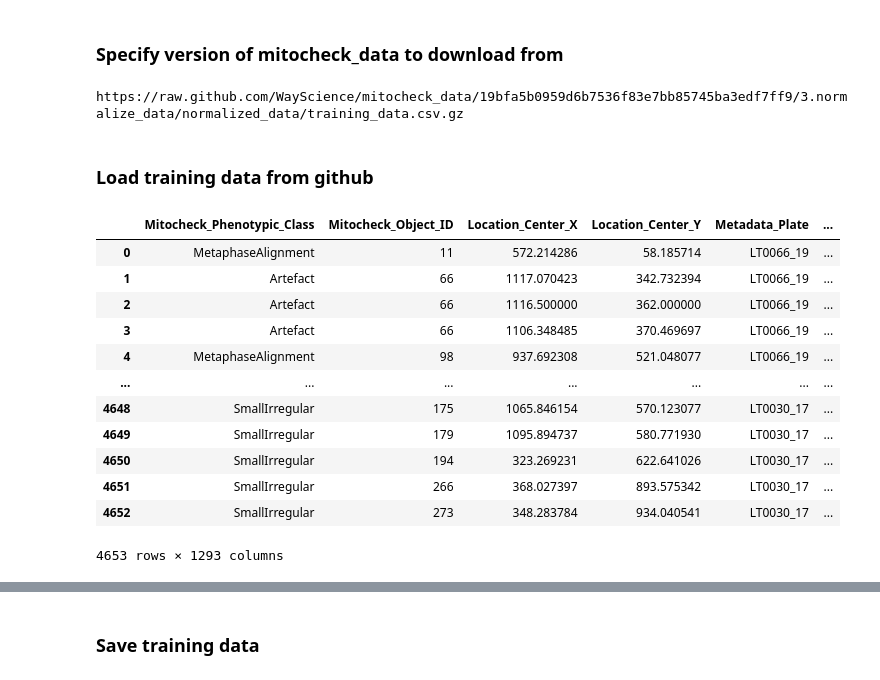
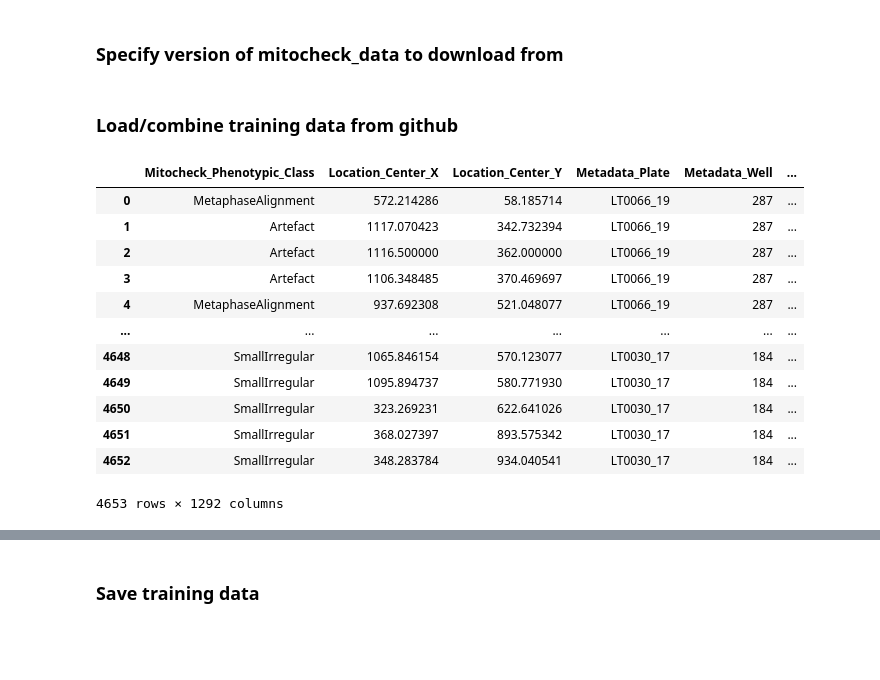
Before and after one commit to WayScience/phenotypic_profiling, a Jupyter notebook: 0.download_data/download_data.ipynb, the cells around one changed output, grey strips where cells are left out. Cells and saved outputs as stored; diff of their text form; code cells hidden in the pictures; blank space fills up the shorter version.

```diff
--- a/0.download_data/download_data.ipynb
+++ b/0.download_data/download_data.ipynb
@@ -6,27 +10,32 @@ import pathlib
 # %% [markdown]
 ### Specify version of mitocheck_data to download from
 # %%
-hash = "19bfa5b0959d6b7536f83e7bb85745ba3edf7ff9"
-file_url = f"https://raw.github.com/WayScience/mitocheck_data/{hash}/3.normalize_data/normalized_data/training_data.csv.gz"
-print(file_url)
+hash_2006 = "19bfa5b0959d6b7536f83e7bb85745ba3edf7ff9"
+file_url_2006 = f"https://raw.github.com/WayScience/mitocheck_data/{hash_2006}/3.normalize_data/normalized_data/training_data.csv.gz"
+
+hash_2015 = "3ebd0ca7c288f608e9b23987a8ddbabd5476bd8f"
+file_url_2015 = f"https://raw.github.com/WayScience/mitocheck_data/{hash_2015}/3.normalize_data/normalized_data/training_data.csv.gz"
-# %% [output]
-https://raw.github.com/WayScience/mitocheck_data/19bfa5b0959d6b7536f83e7bb85745ba3edf7ff9/3.normalize_data/normalized_data/training_data.csv.gz
 # %% [markdown]
-### Load training data from github
+### Load/combine training data from github
-# %%
-training_data = pd.read_csv(file_url, compression="gzip", index_col=0)
-training_data
-# %% [output]
-|  | Mitocheck_Phenotypic_Class | Mitocheck_Object_ID | Location_Center_X | Location_Center_Y | Metadata_Plate | ... |
-| 0 | MetaphaseAlignment | 11 | 572.214286 | 58.185714 | LT0066_19 | ... |
-| 1 | Artefact | 66 | 1117.070423 | 342.732394 | LT0066_19 | ... |
-| 2 | Artefact | 66 | 1116.500000 | 362.000000 | LT0066_19 | ... |
-| 3 | Artefact | 66 | 1106.348485 | 370.469697 | LT0066_19 | ... |
-| 4 | MetaphaseAlignment | 98 | 937.692308 | 521.048077 | LT0066_19 | ... |
-| ... | ... | ... | ... | ... | ... | ... |
-| 4648 | SmallIrregular | 175 | 1065.846154 | 570.123077 | LT0030_17 | ... |
-| 4649 | SmallIrregular | 179 | 1095.894737 | 580.771930 | LT0030_17 | ... |
-| 4650 | SmallIrregular | 194 | 323.269231 | 622.641026 | LT0030_17 | ... |
-| 4651 | SmallIrregular | 266 | 368.027397 | 893.575342 | LT0030_17 | ... |
-| 4652 | SmallIrregular | 273 | 348.283784 | 934.040541 | LT0030_17 | ... |
-4653 rows × 1293 columns
+# %%
+training_data_2006 = pd.read_csv(file_url_2006, compression="gzip", index_col=0)
+# remove unnecessary mitocheck object ID as this ID is not present for data repeated in 2015 dataset
+training_data_2006 = training_data_2006.drop(columns=["Mitocheck_Object_ID"])
+
+training_data_2015 = pd.read_csv(file_url_2015, compression="gzip", index_col=0)
+# %%
+training_data_2006
+# %% [output]
+|  | Mitocheck_Phenotypic_Class | Location_Center_X | Location_Center_Y | Metadata_Plate | Metadata_Well | ... |
+| 0 | MetaphaseAlignment | 572.214286 | 58.185714 | LT0066_19 | 287 | ... |
+| 1 | Artefact | 1117.070423 | 342.732394 | LT0066_19 | 287 | ... |
+| 2 | Artefact | 1116.500000 | 362.000000 | LT0066_19 | 287 | ... |
+| 3 | Artefact | 1106.348485 | 370.469697 | LT0066_19 | 287 | ... |
+| 4 | MetaphaseAlignment | 937.692308 | 521.048077 | LT0066_19 | 287 | ... |
+| ... | ... | ... | ... | ... | ... | ... |
+| 4648 | SmallIrregular | 1065.846154 | 570.123077 | LT0030_17 | 184 | ... |
+| 4649 | SmallIrregular | 1095.894737 | 580.771930 | LT0030_17 | 184 | ... |
+| 4650 | SmallIrregular | 323.269231 | 622.641026 | LT0030_17 | 184 | ... |
+| 4651 | SmallIrregular | 368.027397 | 893.575342 | LT0030_17 | 184 | ... |
+| 4652 | SmallIrregular | 348.283784 | 934.040541 | LT0030_17 | 184 | ... |
+4653 rows × 1292 columns
```
Also changed, not shown: parts of 4 cells of this notebook, 22 other files.
